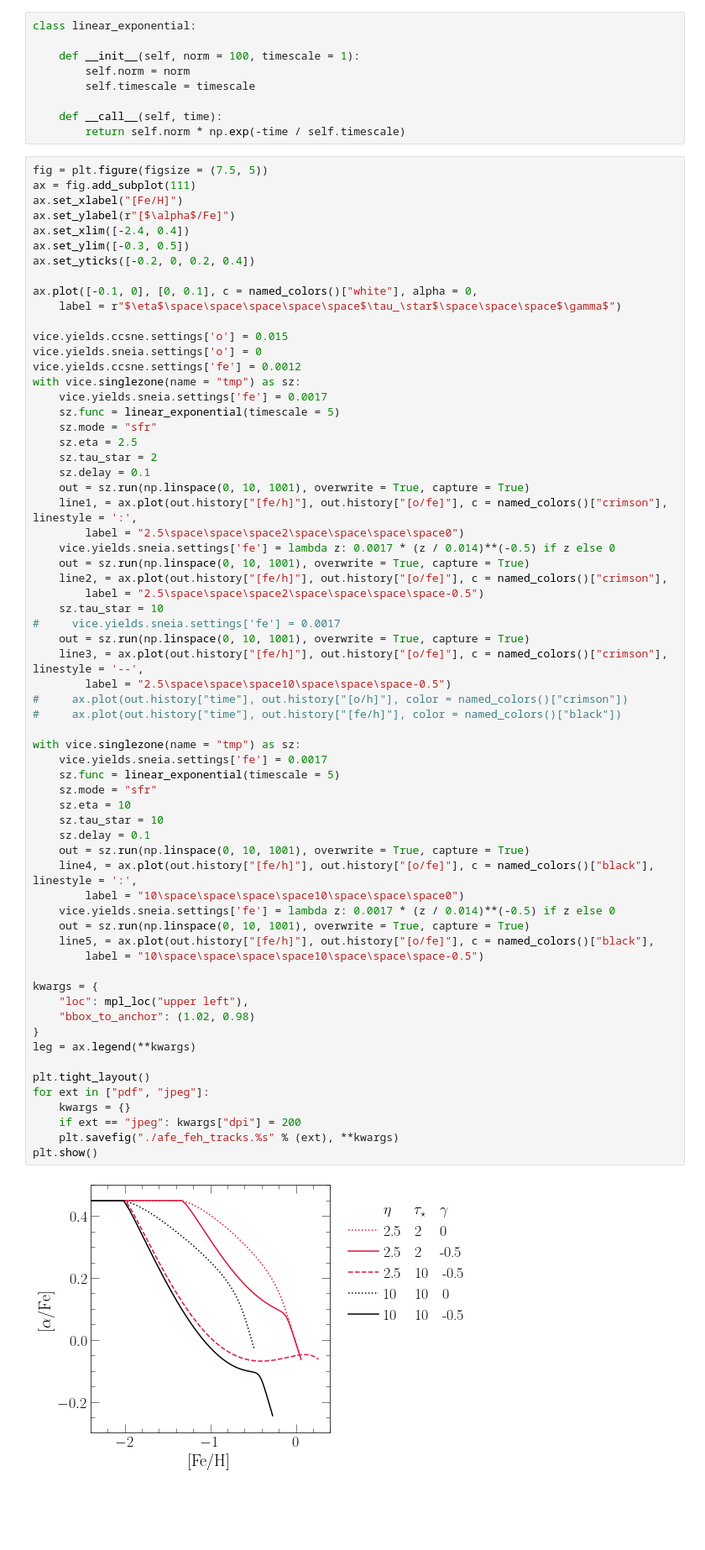
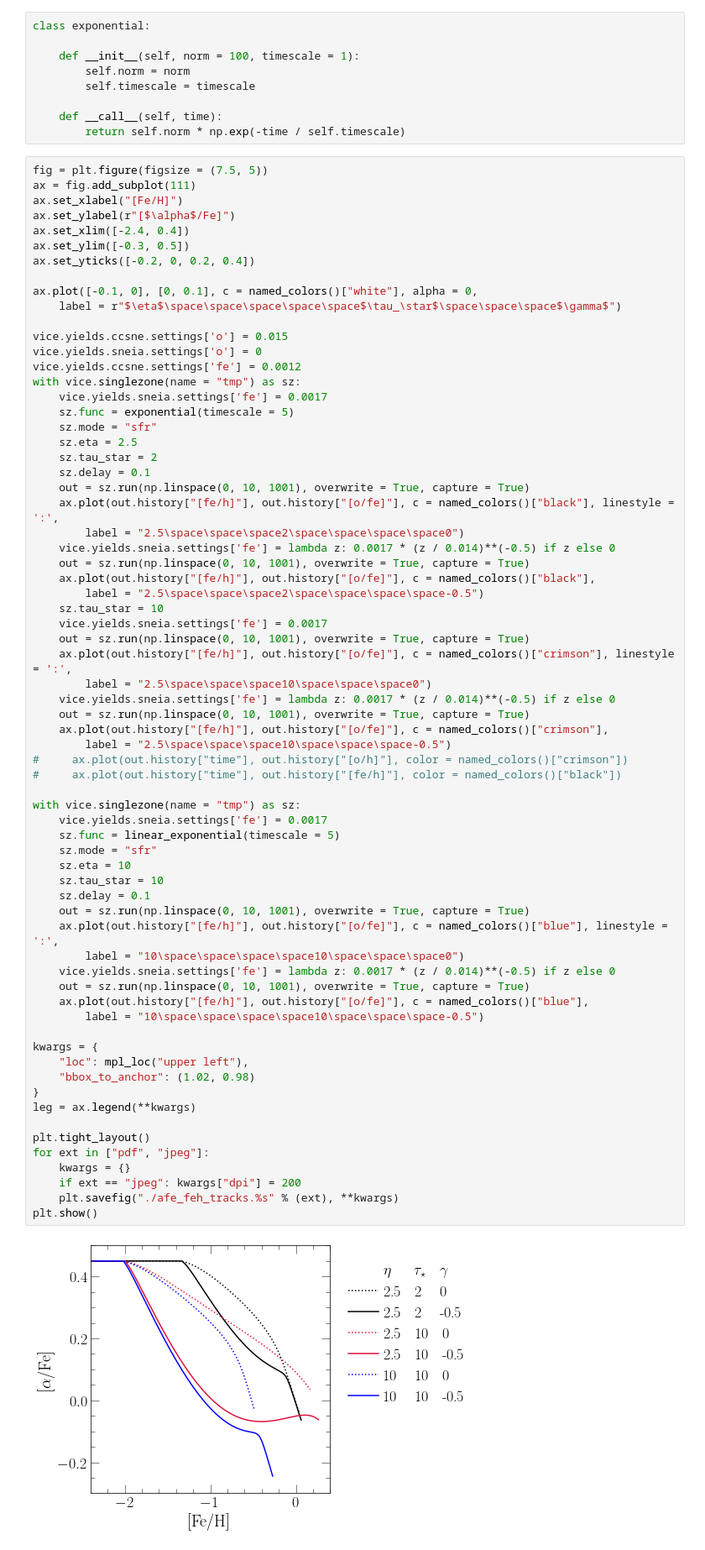
Before and after one commit to giganano/iarates, a Jupyter notebook: notebooks/gce.ipynb, the cells around one changed output. Shown at 84% size. Cells and saved outputs as stored; diff of their text form; blank space fills up the shorter version.

```diff
--- a/notebooks/gce.ipynb
+++ b/notebooks/gce.ipynb
@@ -11,5 +11,5 @@ sys.version_info(major=3, minor=10, micro=4, releaselevel='final', serial=0)
 # %%
-class linear_exponential:
+class exponential:
 
     def __init__(self, norm = 100, timescale = 1):
         self.norm = norm
@@ -34,52 +34,56 @@ vice.yields.sneia.settings['o'] = 0
 vice.yields.ccsne.settings['fe'] = 0.0012
 with vice.singlezone(name = "tmp") as sz:
     vice.yields.sneia.settings['fe'] = 0.0017
-    sz.func = linear_exponential(timescale = 5)
+    sz.func = exponential(timescale = 5)
     sz.mode = "sfr"
     sz.eta = 2.5
     sz.tau_star = 2
     sz.delay = 0.1
     out = sz.run(np.linspace(0, 10, 1001), overwrite = True, capture = True)
-    line1, = ax.plot(out.history["[fe/h]"], out.history["[o/fe]"], c = named_colors()["crimson"], linestyle = ':',
+    ax.plot(out.history["[fe/h]"], out.history["[o/fe]"], c = named_colors()["black"], linestyle = ':',
         label = "2.5\space\space\space2\space\space\space\space0")
     vice.yields.sneia.settings['fe'] = lambda z: 0.0017 * (z / 0.014)**(-0.5) if z else 0
     out = sz.run(np.linspace(0, 10, 1001), overwrite = True, capture = True)
-    line2, = ax.plot(out.history["[fe/h]"], out.history["[o/fe]"], c = named_colors()["crimson"],
+    ax.plot(out.history["[fe/h]"], out.history["[o/fe]"], c = named_colors()["black"],
         label = "2.5\space\space\space2\space\space\space\space-0.5")
     sz.tau_star = 10
-#     vice.yields.sneia.settings['fe'] = 0.0017
+    vice.yields.sneia.settings['fe'] = 0.0017
     out = sz.run(np.linspace(0, 10, 1001), overwrite = True, capture = True)
-    line3, = ax.plot(out.history["[fe/h]"], out.history["[o/fe]"], c = named_colors()["crimson"], linestyle = '--',
+    ax.plot(out.history["[fe/h]"], out.history["[o/fe]"], c = named_colors()["crimson"], linestyle = ':',
+        label = "2.5\space\space\space10\space\space\space0")
+    vice.yields.sneia.settings['fe'] = lambda z: 0.0017 * (z / 0.014)**(-0.5) if z else 0
+    out = sz.run(np.linspace(0, 10, 1001), overwrite = True, capture = True)
+    ax.plot(out.history["[fe/h]"], out.history["[o/fe]"], c = named_colors()["crimson"],
         label = "2.5\space\space\space10\space\space\space-0.5")
 #     ax.plot(out.history["time"], out.history["[o/h]"], color = named_colors()["crimson"])
 #     ax.plot(out.history["time"], out.history["[fe/h]"], color = named_colors()["black"])
 
 with vice.singlezone(name = "tmp") as sz:
     vice.yields.sneia.settings['fe'] = 0.0017
     sz.func = linear_exponential(timescale = 5)
     sz.mode = "sfr"
     sz.eta = 10
     sz.tau_star = 10
     sz.delay = 0.1
     out = sz.run(np.linspace(0, 10, 1001), overwrite = True, capture = True)
-    line4, = ax.plot(out.history["[fe/h]"], out.history["[o/fe]"], c = named_colors()["black"], linestyle = ':',
+    ax.plot(out.history["[fe/h]"], out.history["[o/fe]"], c = named_colors()["blue"], linestyle = ':',
         label = "10\space\space\space\space10\space\space\space0")
     vice.yields.sneia.settings['fe'] = lambda z: 0.0017 * (z / 0.014)**(-0.5) if z else 0
     out = sz.run(np.linspace(0, 10, 1001), overwrite = True, capture = True)
-    line5, = ax.plot(out.history["[fe/h]"], out.history["[o/fe]"], c = named_colors()["black"],
+    ax.plot(out.history["[fe/h]"], out.history["[o/fe]"], c = named_colors()["blue"],
         label = "10\space\space\space\space10\space\space\space-0.5")
 
 kwargs = {
     "loc": mpl_loc("upper left"),
     "bbox_to_anchor": (1.02, 0.98)
 }
 leg = ax.legend(**kwargs)
 
 plt.tight_layout()
 for ext in ["pdf", "jpeg"]:
     kwargs = {}
     if ext == "jpeg": kwargs["dpi"] = 200
     plt.savefig("./afe_feh_tracks.%s" % (ext), **kwargs)
 plt.show()
 # %% [output]
-[figure, old version]
+[figure, new version]
```
Also changed, not shown: parts of 2 cells of this notebook, 10 other files.
